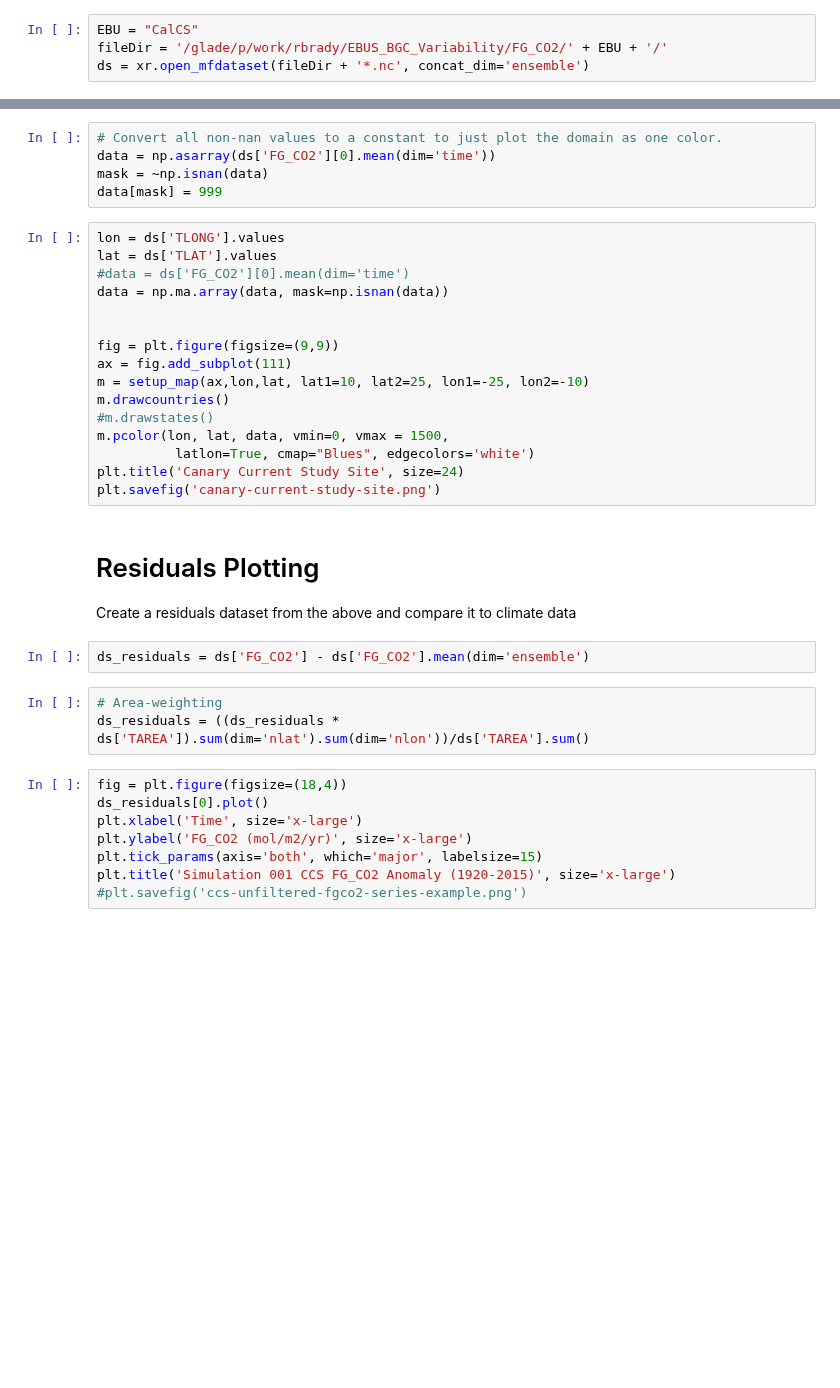
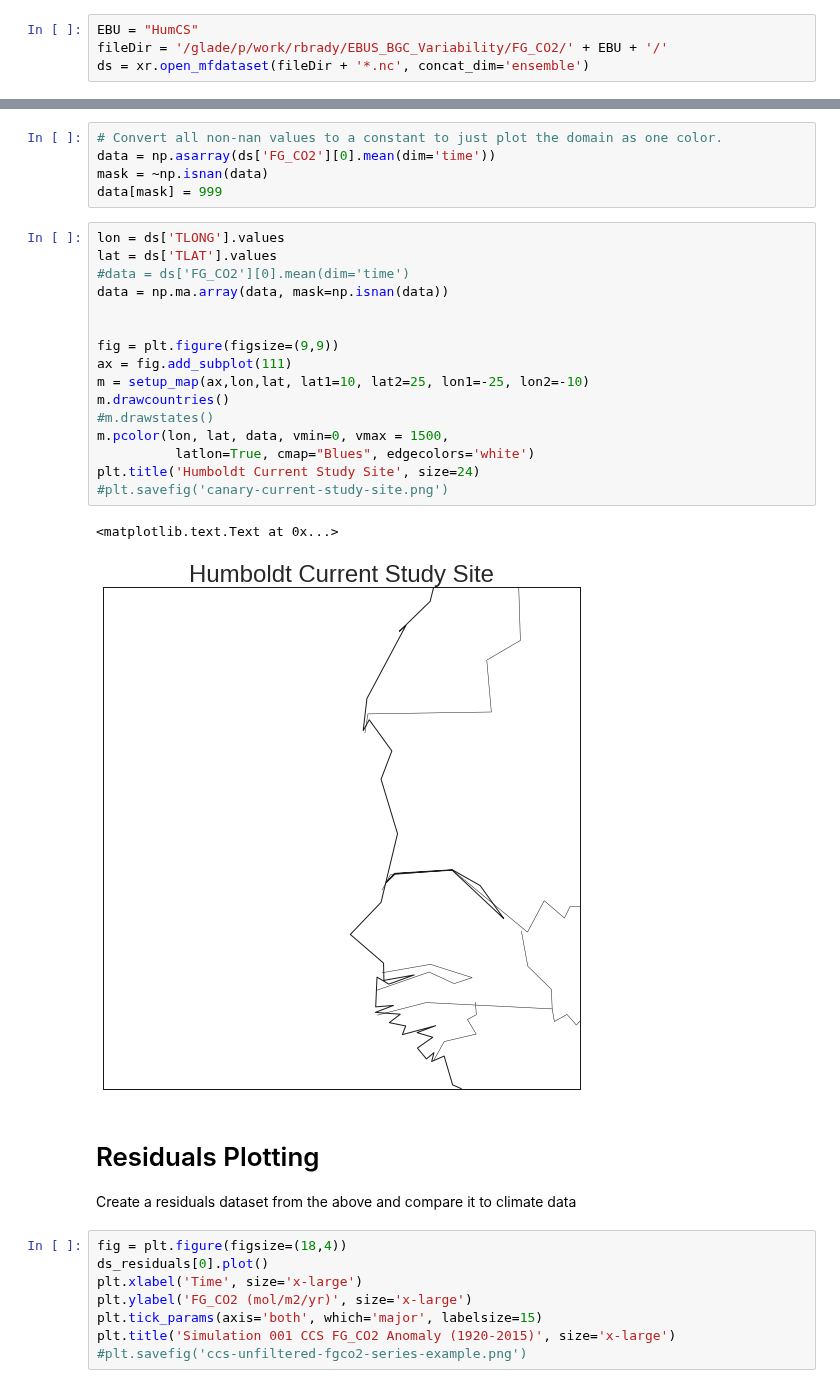
Before and after one commit to bradyrx/EBUS_BGC_Variability, a Jupyter notebook: notebooks/EBUS-ENSO-timeseries-analysis.ipynb, the cells around one changed output, grey strips where cells are left out. Drawn from its saved outputs; the diff is of its cells as text; blank space fills up the shorter version.

```diff
--- a/notebooks/EBUS-ENSO-timeseries-analysis.ipynb
+++ b/notebooks/EBUS-ENSO-timeseries-analysis.ipynb
@@ -100,7 +109,7 @@ def chavez_bounds(x):
 # %% [markdown]
 # Filter Region
 # %%
-EBU = "CalCS"
+EBU = "HumCS"
 fileDir = '/glade/p/work/rbrady/EBUS_BGC_Variability/FG_CO2/' + EBU + '/'
 ds = xr.open_mfdataset(fileDir + '*.nc', concat_dim='ensemble')
 # %%
@@ -154,27 +168,25 @@ data[mask] = 999
 # %%
 lon = ds['TLONG'].values
 lat = ds['TLAT'].values
 #data = ds['FG_CO2'][0].mean(dim='time')
 data = np.ma.array(data, mask=np.isnan(data))
 
 
 fig = plt.figure(figsize=(9,9))
 ax = fig.add_subplot(111)
 m = setup_map(ax,lon,lat, lat1=10, lat2=25, lon1=-25, lon2=-10)
 m.drawcountries()
 #m.drawstates()
 m.pcolor(lon, lat, data, vmin=0, vmax = 1500,
           latlon=True, cmap="Blues", edgecolors='white')
-plt.title('Canary Current Study Site', size=24)
-plt.savefig('canary-current-study-site.png')
+plt.title('Humboldt Current Study Site', size=24)
+#plt.savefig('canary-current-study-site.png')
+# %% [output]
+<matplotlib.text.Text at 0x...>
+[figure, added]
 # %% [markdown]
 # Residuals Plotting
 Create a residuals dataset from the above and compare it to climate data
-# %%
-ds_residuals = ds['FG_CO2'] - ds['FG_CO2'].mean(dim='ensemble')
-# %%
-# Area-weighting
-ds_residuals = ((ds_residuals * ds['TAREA']).sum(dim='nlat').sum(dim='nlon'))/ds['TAREA'].sum()
 # %%
 fig = plt.figure(figsize=(18,4))
 ds_residuals[0].plot()
```
Also changed, not shown: parts of 24 cells of this notebook, 7 other files.
